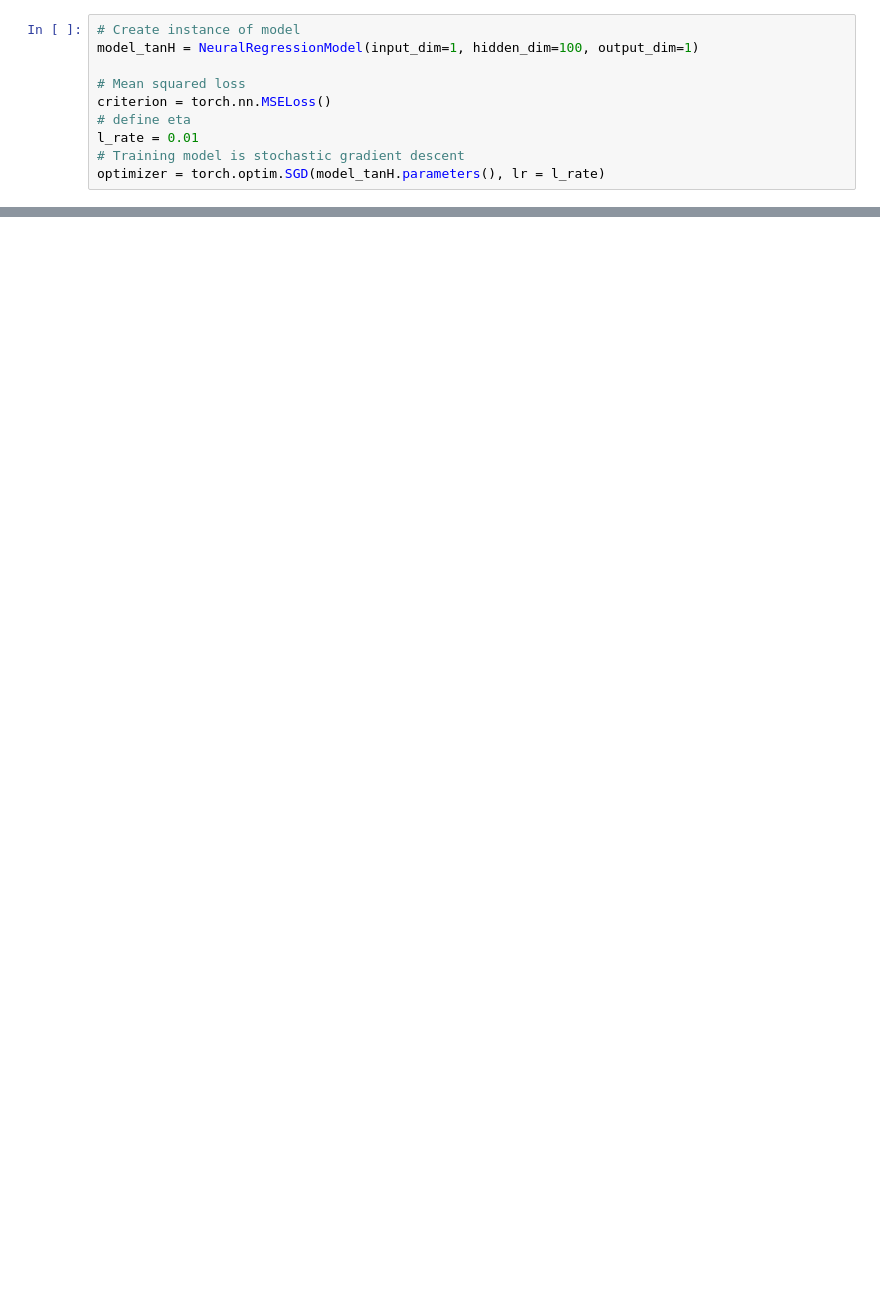
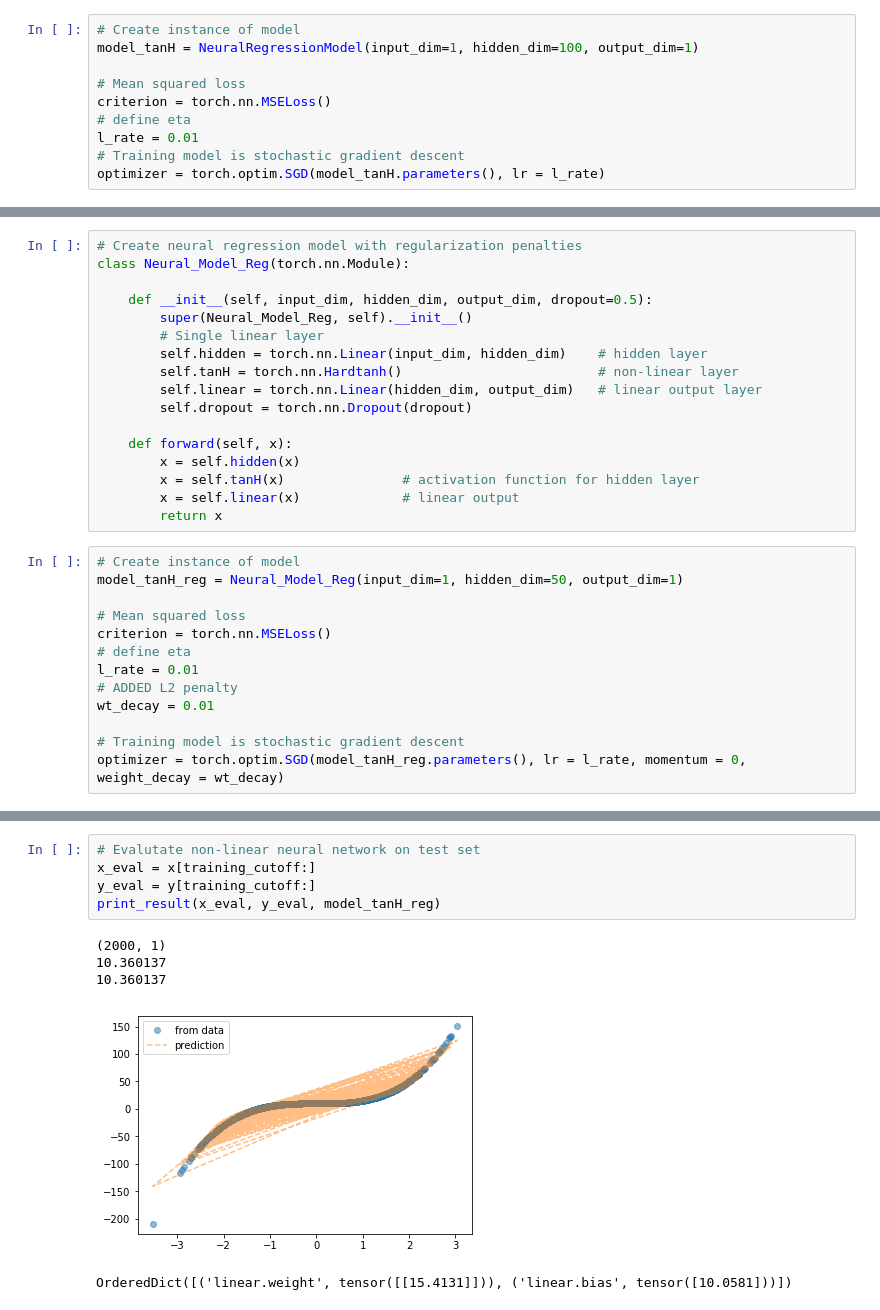
Before and after one commit to mhw32/curis-2019-projects, a Jupyter notebook: nn_exercise_hokyung.ipynb, the cells around one changed output, grey strips where cells are left out. Drawn from its saved outputs; the diff is of its cells as text; blank space fills up the shorter version.

```diff
--- a/nn_exercise_hokyung.ipynb
+++ b/nn_exercise_hokyung.ipynb
@@ -185,0 +229,30 @@ OrderedDict([('linear.weight', tensor([[15.0008]])), ('linear.bias', tensor([9.8
+# %%
+# Create neural regression model with regularization penalties
+class Neural_Model_Reg(torch.nn.Module):
+
+    def __init__(self, input_dim, hidden_dim, output_dim, dropout=0.5):
+        super(Neural_Model_Reg, self).__init__()
+        # Single linear layer
+        self.hidden = torch.nn.Linear(input_dim, hidden_dim)    # hidden layer
+        self.tanH = torch.nn.Hardtanh()                         # non-linear layer
+        self.linear = torch.nn.Linear(hidden_dim, output_dim)   # linear output layer
+        self.dropout = torch.nn.Dropout(dropout)
+
+    def forward(self, x):
+        x = self.hidden(x)
+        x = self.tanH(x)               # activation function for hidden layer
+        x = self.linear(x)             # linear output
+        return x
+# %%
+# Create instance of model
+model_tanH_reg = Neural_Model_Reg(input_dim=1, hidden_dim=50, output_dim=1)
+
+# Mean squared loss
+criterion = torch.nn.MSELoss()
+# define eta
+l_rate = 0.01
+# ADDED L2 penalty
+wt_decay = 0.01
+
+# Training model is stochastic gradient descent
+optimizer = torch.optim.SGD(model_tanH_reg.parameters(), lr = l_rate, momentum = 0, weight_decay = wt_decay)
@@ -185,0 +296,11 @@ OrderedDict([('linear.weight', tensor([[15.0008]])), ('linear.bias', tensor([9.8
+# %%
+# Evalutate non-linear neural network on test set
+x_eval = x[training_cutoff:]
+y_eval = y[training_cutoff:]
+print_result(x_eval, y_eval, model_tanH_reg)
+# %% [output]
+(2000, 1)
+10.360137
+10.360137
+[figure, added]
+OrderedDict([('linear.weight', tensor([[15.4131]])), ('linear.bias', tensor([10.0581]))])
```
Also changed, not shown: parts of 18 cells of this notebook.
